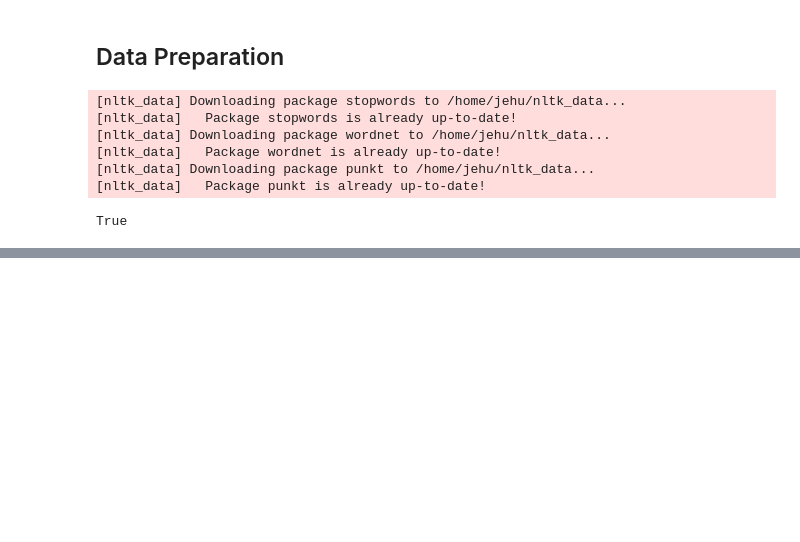
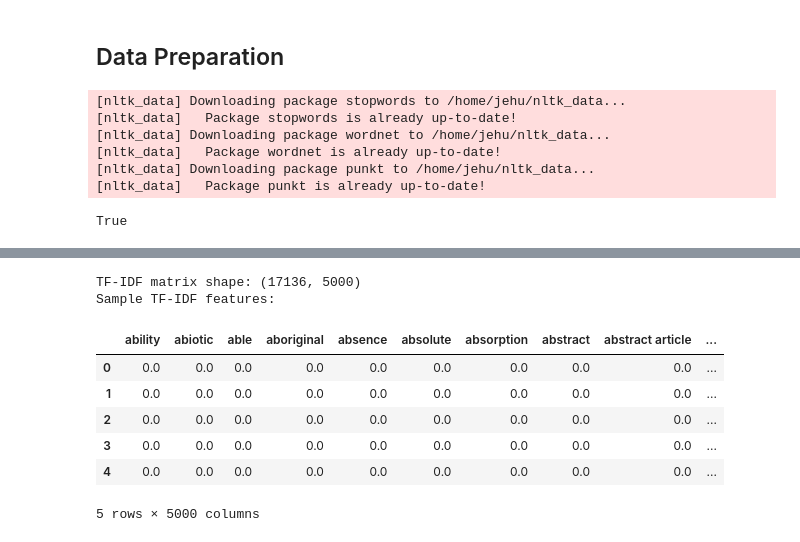
Before and after one commit to jehumtine/AcademicJournalClassifier, a Jupyter notebook: notebooks/Classifying Journal Articles.ipynb, the cells around one changed output, grey strips where cells are left out. Saved outputs shown, nothing was run; the diff lists cells and outputs as text; code cells hidden in the pictures; blank space fills up the shorter version.

Commit message:
[DP] Text Data Processing & Feature Engineering

```diff
--- a/notebooks/Classifying Journal Articles.ipynb
+++ b/notebooks/Classifying Journal Articles.ipynb
@@ -299,0 +327,26 @@ For example, when doing 'df[col].method(value, inplace=True)', try using 'df.met
+# %%
+# Create text-based features
+df['title_length'] = df['title'].apply(lambda x: len(str(x).split()))
+df['abstract_length'] = df['abstract'].apply(lambda x: len(str(x).split()))
+df['total_text_length'] = df['title_length'] + df['abstract_length']
+
+# Extract key topics from the topics column
+def extract_main_topic(topics_str):
+    if pd.isna(topics_str) or topics_str == 'Unknown':
+        return 'General'
+    topics_list = topics_str.split(';')
+    return topics_list[0] if topics_list else 'General'
+
+df['main_topic'] = df['topics'].apply(extract_main_topic)
+
+# Create publication decade feature
+df['publication_decade'] = ((df['published_year'] // 10) * 10).round().astype(int)
+
+# Check if paper has DOI
+df['has_doi'] = df['doi'].notna().astype(int)
+
+# Check if paper has PDF URL
+df['has_pdf'] = df['pdf_url'].notna().astype(int)
+
+print("Feature engineering completed. New features created:")
+display(df[['title_length', 'abstract_length', 'main_topic', 'publication_decade', 'has_doi', 'has_pdf']].head())
@@ -299,0 +361,27 @@ For example, when doing 'df[col].method(value, inplace=True)', try using 'df.met
+# %%
+# TF-IDF Vectorization for text data
+tfidf_vectorizer = TfidfVectorizer(
+    max_features=5000,  # Limit features to manage dimensionality
+    min_df=2,           # Ignore terms that appear in less than 2 documents
+    max_df=0.8,         # Ignore terms that appear in more than 80% of documents
+    ngram_range=(1, 2)  # Consider unigrams and bigrams
+)
+
+# Fit and transform the combined text
+tfidf_matrix = tfidf_vectorizer.fit_transform(df['combined_text'])
+tfidf_features = pd.DataFrame(tfidf_matrix.toarray(),
+                             columns=tfidf_vectorizer.get_feature_names_out())
+
+print(f"TF-IDF matrix shape: {tfidf_matrix.shape}")
+print("Sample TF-IDF features:")
+display(tfidf_features.head())  # First 5 features of first document
+# %% [output]
+TF-IDF matrix shape: (17136, 5000)
+Sample TF-IDF features:
+|  | ability | abiotic | able | aboriginal | absence | absolute | absorption | abstract | abstract article | ... |
+| 0 | 0.0 | 0.0 | 0.0 | 0.0 | 0.0 | 0.0 | 0.0 | 0.0 | 0.0 | ... |
+| 1 | 0.0 | 0.0 | 0.0 | 0.0 | 0.0 | 0.0 | 0.0 | 0.0 | 0.0 | ... |
+| 2 | 0.0 | 0.0 | 0.0 | 0.0 | 0.0 | 0.0 | 0.0 | 0.0 | 0.0 | ... |
+| 3 | 0.0 | 0.0 | 0.0 | 0.0 | 0.0 | 0.0 | 0.0 | 0.0 | 0.0 | ... |
+| 4 | 0.0 | 0.0 | 0.0 | 0.0 | 0.0 | 0.0 | 0.0 | 0.0 | 0.0 | ... |
+5 rows × 5000 columns
```
Also changed, not shown: parts of 4 cells of this notebook.
